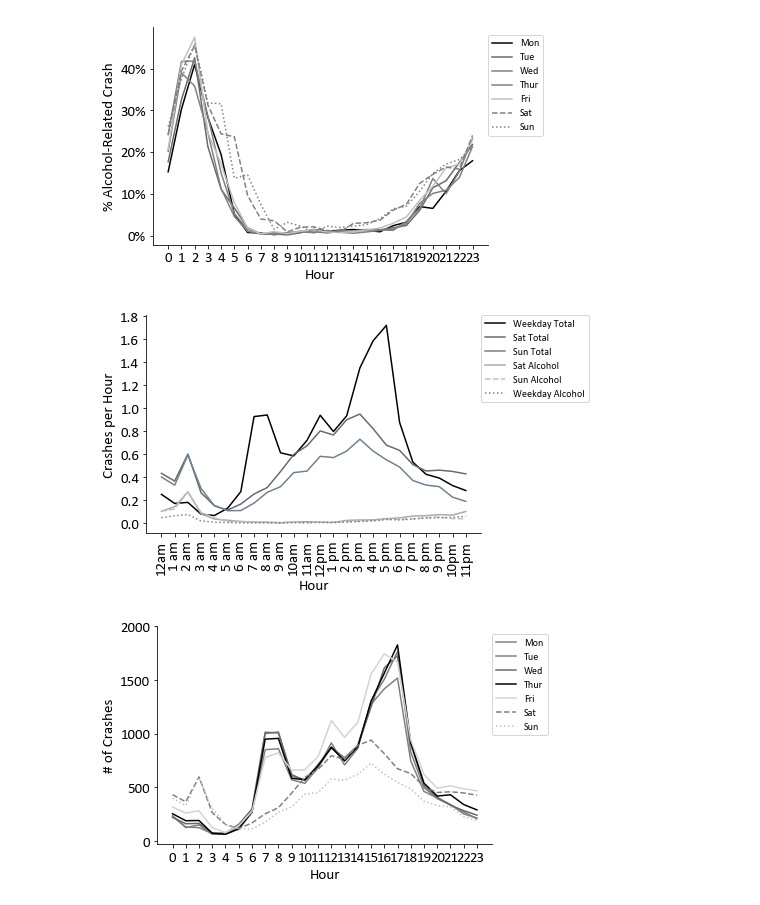
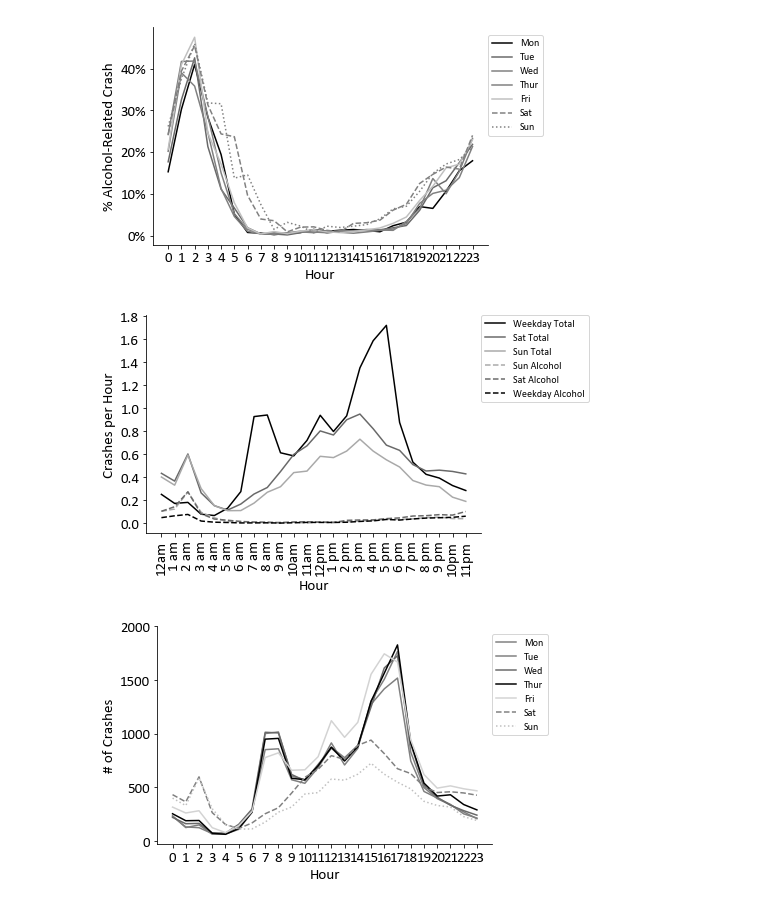
Before and after one commit to tomhuhh/crashthecityofmadison, a Jupyter notebook: Crashes in the City of Madison.ipynb, the cells around one changed output. Drawn from its saved outputs; the diff is of its cells as text; code cells hidden in the pictures.

```diff
--- a/Crashes in the City of Madison.ipynb
+++ b/Crashes in the City of Madison.ipynb
@@ -647,36 +563,36 @@ ax.get_figure().savefig("HourAMD.eps", bbox_inches="tight")
 # %%
 m1_t = pd.DataFrame({
  'Weekday Total' : (con12["Total"][0:24]+con13["Total"][0:24]+con14["Total"][0:24]+con15["Total"][0:24]+con16["Total"][0:24])/(5*19*52),
  'Sat Total':con17["Total"][0:24]/(19*52),
  'Sun Total':con18["Total"][0:24]/(19*52),
  'Weekday Alcohol' : (con12["ALC"][0:24]+con13["ALC"][0:24]+con14["ALC"][0:24]+con15["ALC"][0:24]+con16["ALC"][0:24])/(5*19*52),
  'Sat Alcohol':con17["ALC"][0:24]/(19*52),
  'Sun Alcohol':con18["ALC"][0:24]/(19*52),})
 
 m1_t['Weekday Total'].plot(color="black",stacked=False,fontsize=15,rot=90)
 m1_t['Sat Total'].plot(color="dimgrey",stacked=False,fontsize=15,rot=90)
-m1_t['Sun Total'].plot(color="slategrey",stacked=False,fontsize=15,rot=90)
-m1_t['Sat Alcohol'].plot(color="darkgrey",stacked=False,fontsize=15,rot=90)
-m1_t['Sun Alcohol'].plot(color="silver",linestyle='--',stacked=False,fontsize=15,rot=90)
-m1_t['Weekday Alcohol'].plot(color="grey",linestyle=':',stacked=False,fontsize=15,rot=90)
+m1_t['Sun Total'].plot(color="darkgrey",stacked=False,fontsize=15,rot=90)
+m1_t['Sun Alcohol'].plot(color="darkgrey",linestyle='--',stacked=False,fontsize=15,rot=90)
+m1_t['Sat Alcohol'].plot(color="dimgrey",linestyle='--',stacked=False,fontsize=15,rot=90)
+m1_t['Weekday Alcohol'].plot(color="black",linestyle='--',stacked=False,fontsize=15,rot=90)
 
 ax = plt.gca()
 plt.xticks(np.arange(24),("12am", "1 am", "2 am", "3 am", "4 am", "5 am","6 am","7 am","8 am","9 am","10am","11am","12pm","1 pm","2 pm","3 pm","4 pm","5 pm","6 pm","7 pm","8 pm","9 pm","10pm","11pm"))
 ax.set_xlabel("Hour",fontsize=15)
 ax.set_ylabel("Crashes per Hour",fontsize=15)
 ax.spines['top'].set_visible(False)
 ax.spines['right'].set_visible(False)
 
 my_y_ticks = np.arange(0,2, 0.2)
 plt.yticks(my_y_ticks)
 my_x_ticks = np.arange(0,24, 1)
 plt.xticks(my_x_ticks)
 ax.legend(loc=[1,0.6],fontsize=10)
 
 fig = matplotlib.pyplot.gcf()
 ax.get_figure().savefig("HourNM.eps", bbox_inches="tight")
 # %% [output]
-[figure, old version]
+[figure, new version]
 # %%
 m1_t = pd.DataFrame({
  'Mon' : con12["Total"][0:24],
```
Also changed, not shown: parts of 17 cells of this notebook.
